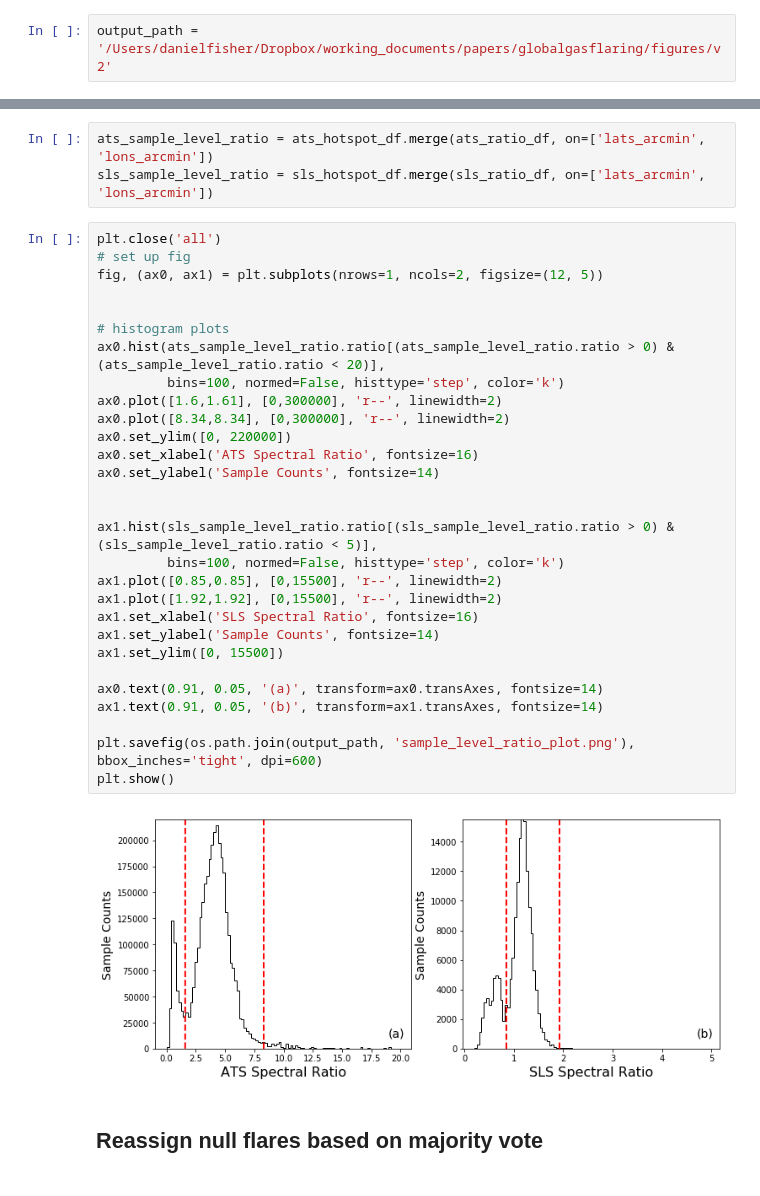
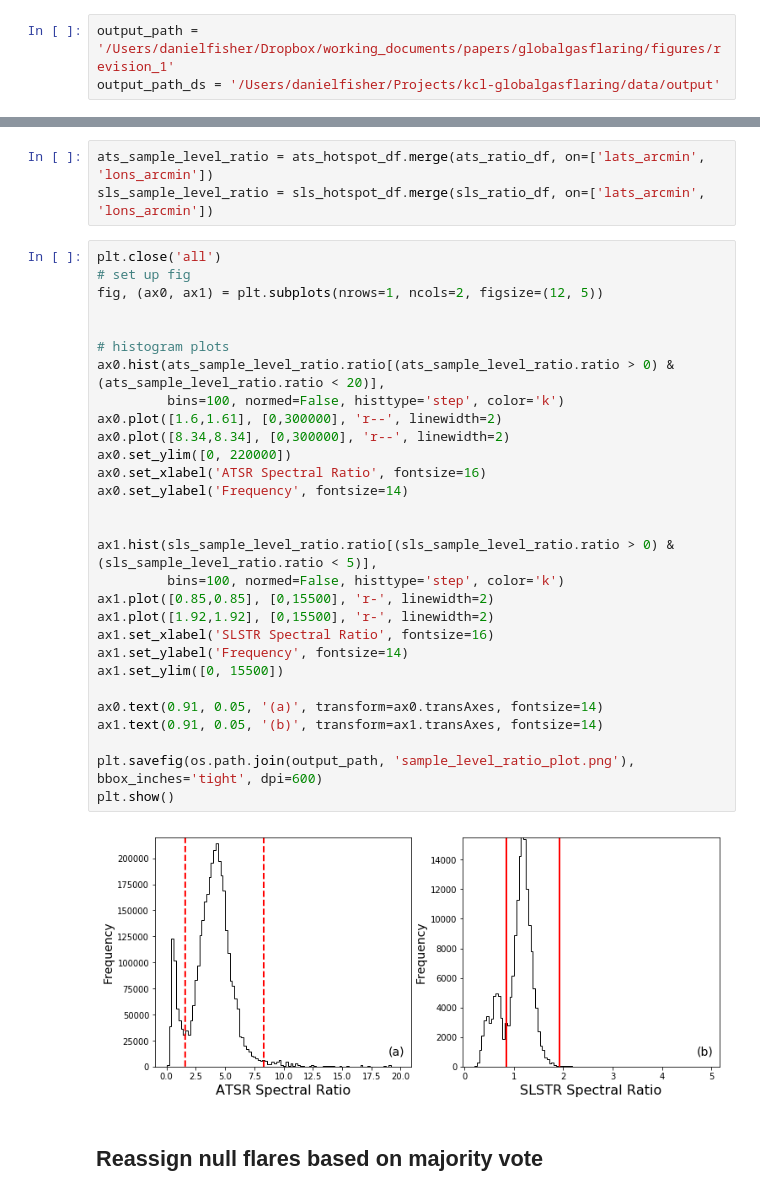
Before and after one commit to dnf0/kcl-globalgasflaring, a Jupyter notebook: notebooks/Paper Analysis Combined.ipynb, the cells around one changed output, grey strips where cells are left out. Saved outputs shown, nothing was run; the diff lists cells and outputs as text.

```diff
--- a/notebooks/Paper Analysis Combined.ipynb
+++ b/notebooks/Paper Analysis Combined.ipynb
@@ -32,7 +32,8 @@ from lxml import html
 import xml.etree.ElementTree as et
 import h5py
 # %%
-output_path = '/Users/danielfisher/Dropbox/working_documents/papers/globalgasflaring/figures/v2'
+output_path = '/Users/danielfisher/Dropbox/working_documents/papers/globalgasflaring/figures/revision_1'
+output_path_ds = '/Users/danielfisher/Projects/kcl-globalgasflaring/data/output'
 # %%
 def get_arcmin(x):
     '''
@@ -513,34 +530,34 @@ sls_sample_level_ratio = sls_hotspot_df.merge(sls_ratio_df, on=['lats_arcmin', '
 # %%
 plt.close('all')
 # set up fig
 fig, (ax0, ax1) = plt.subplots(nrows=1, ncols=2, figsize=(12, 5))
 
 
 # histogram plots
 ax0.hist(ats_sample_level_ratio.ratio[(ats_sample_level_ratio.ratio > 0) & (ats_sample_level_ratio.ratio < 20)],
          bins=100, normed=False, histtype='step', color='k')
 ax0.plot([1.6,1.61], [0,300000], 'r--', linewidth=2)
 ax0.plot([8.34,8.34], [0,300000], 'r--', linewidth=2)
 ax0.set_ylim([0, 220000])
-ax0.set_xlabel('ATS Spectral Ratio', fontsize=16)
-ax0.set_ylabel('Sample Counts', fontsize=14)
+ax0.set_xlabel('ATSR Spectral Ratio', fontsize=16)
+ax0.set_ylabel('Frequency', fontsize=14)
 
 
 ax1.hist(sls_sample_level_ratio.ratio[(sls_sample_level_ratio.ratio > 0) & (sls_sample_level_ratio.ratio < 5)],
          bins=100, normed=False, histtype='step', color='k')
-ax1.plot([0.85,0.85], [0,15500], 'r--', linewidth=2)
-ax1.plot([1.92,1.92], [0,15500], 'r--', linewidth=2)
-ax1.set_xlabel('SLS Spectral Ratio', fontsize=16)
-ax1.set_ylabel('Sample Counts', fontsize=14)
+ax1.plot([0.85,0.85], [0,15500], 'r-', linewidth=2)
+ax1.plot([1.92,1.92], [0,15500], 'r-', linewidth=2)
+ax1.set_xlabel('SLSTR Spectral Ratio', fontsize=16)
+ax1.set_ylabel('Frequency', fontsize=14)
 ax1.set_ylim([0, 15500])
 
 ax0.text(0.91, 0.05, '(a)', transform=ax0.transAxes, fontsize=14)
 ax1.text(0.91, 0.05, '(b)', transform=ax1.transAxes, fontsize=14)
 
 plt.savefig(os.path.join(output_path, 'sample_level_ratio_plot.png'), bbox_inches='tight', dpi=600)
 plt.show()
 # %% [output]
-[figure, old version]
+[figure, new version]
 # %% [markdown]
 ## Reassign null flares based on majority vote
 # %% [markdown]
```
Also changed, not shown: parts of 62 cells of this notebook, 3 other files.
